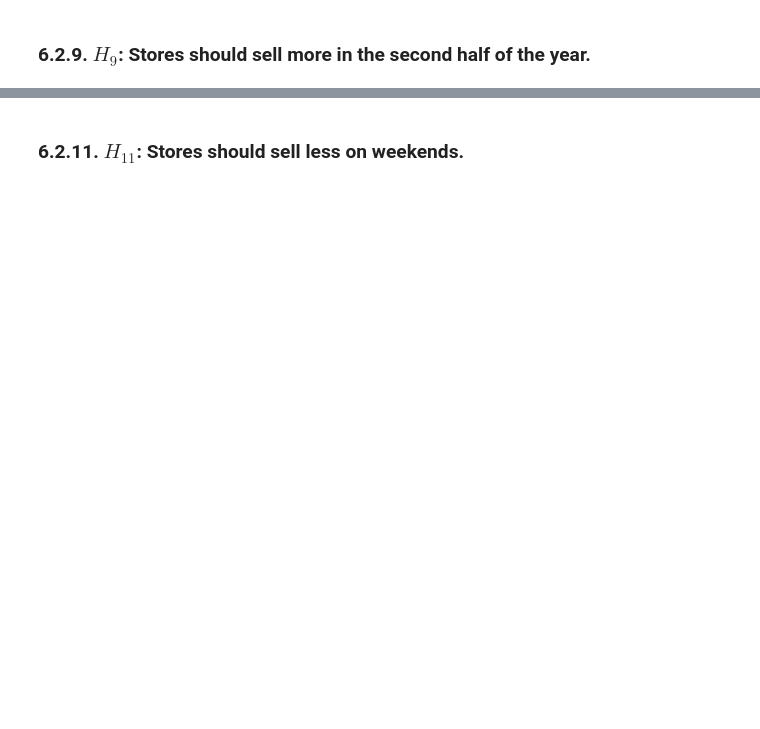
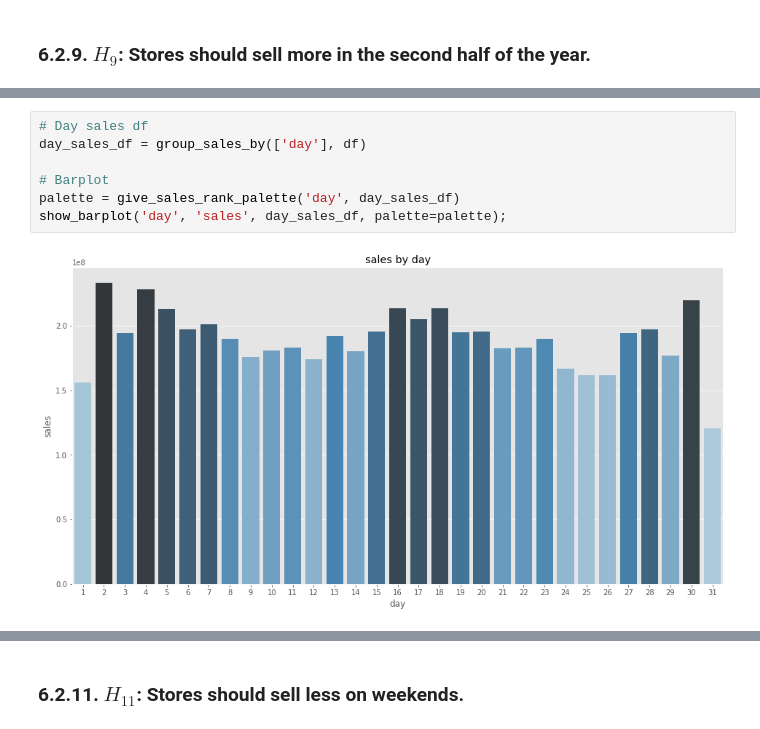
Before and after one commit to Emersonmiady/data-science-em-producao, a Jupyter notebook: rossman_store_sales.ipynb, the cells around one changed output, grey strips where cells are left out. Cells and saved outputs as stored; diff of their text form; blank space fills up the shorter version.

```diff
--- a/rossman_store_sales.ipynb
+++ b/rossman_store_sales.ipynb
@@ -1228,0 +1283,9 @@ Yep, there were no big differences on promotion strategies over the time! In add
+# %%
+# Day sales df
+day_sales_df = group_sales_by(['day'], df)
+
+# Barplot
+palette = give_sales_rank_palette('day', day_sales_df)
+show_barplot('day', 'sales', day_sales_df, palette=palette);
+# %% [output]
+[figure, added]
```
Also changed, not shown: parts of 24 cells of this notebook.
